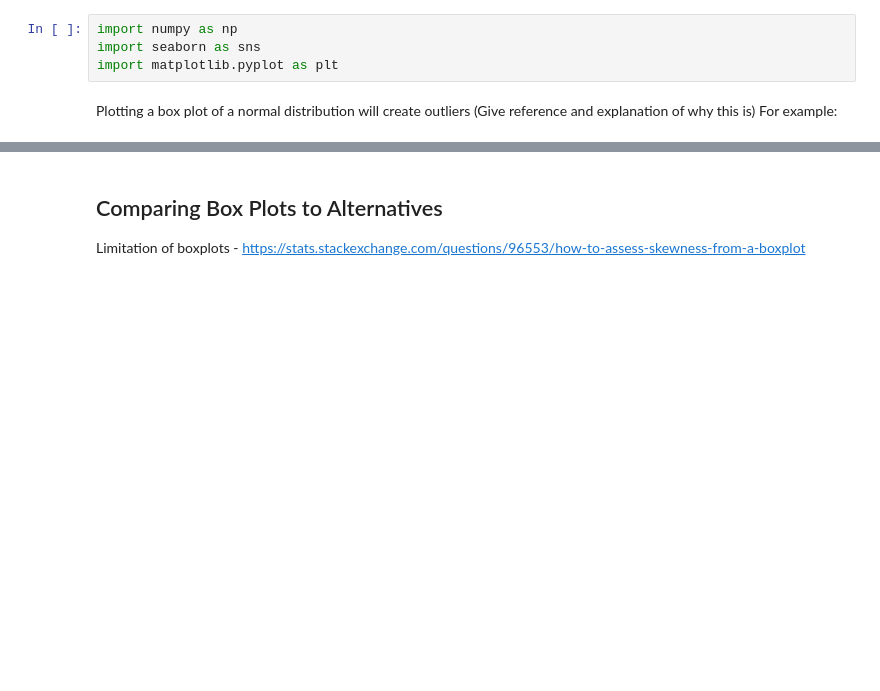
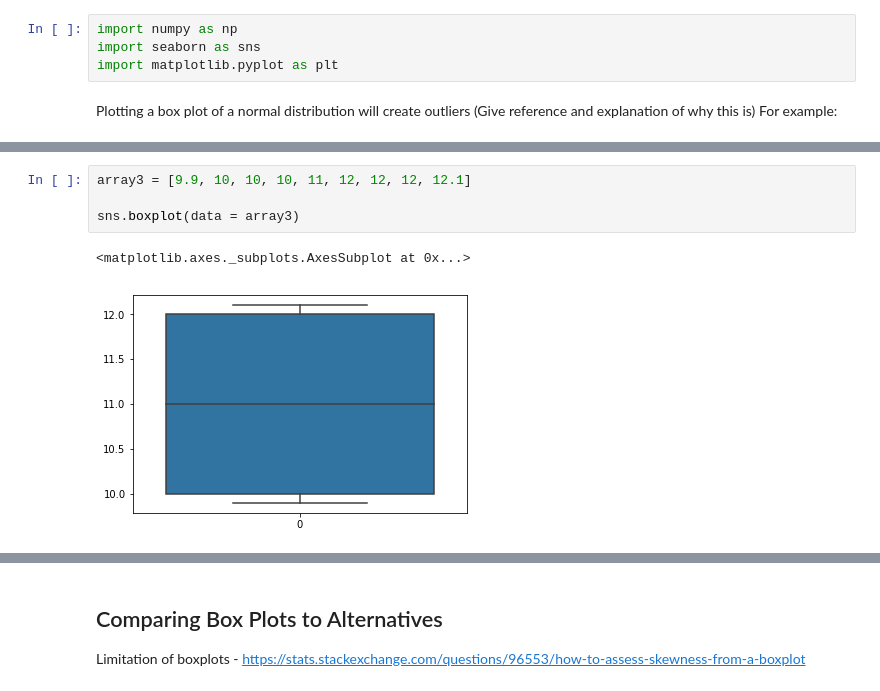
Before and after one commit to declanbarr/box-plot, a Jupyter notebook: box-plots.ipynb, the cells around one changed output, grey strips where cells are left out. Cells and saved outputs as stored; diff of their text form; blank space fills up the shorter version.

```diff
--- a/box-plots.ipynb
+++ b/box-plots.ipynb
@@ -70,0 +94,7 @@ sns.boxplot(data = negativeSkew)
+# %%
+array3 = [9.9, 10, 10, 10, 11, 12, 12, 12, 12.1]
+
+sns.boxplot(data = array3)
+# %% [output]
+<matplotlib.axes._subplots.AxesSubplot at 0x...>
+[figure, added]
```
Also changed, not shown: parts of 11 cells of this notebook.
